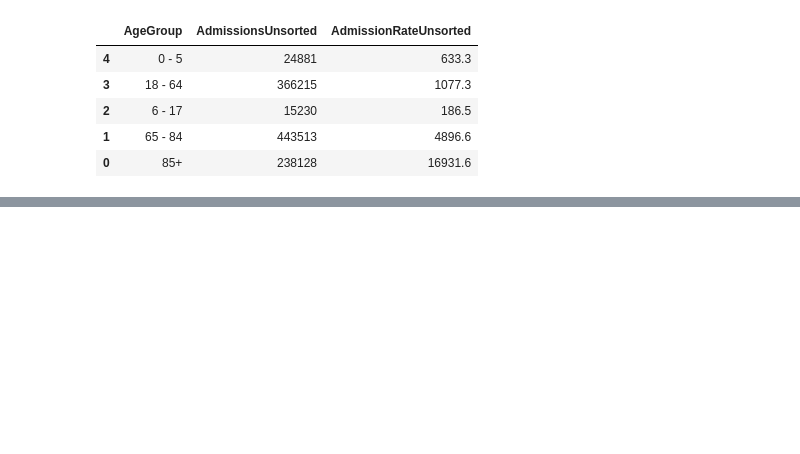
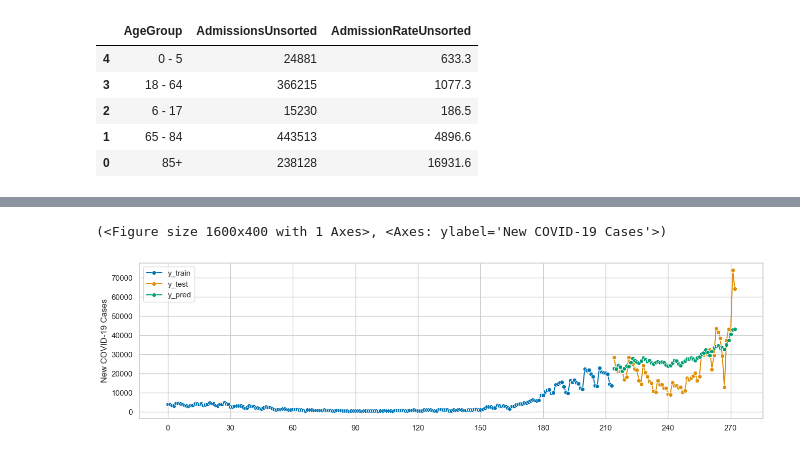
Before and after one commit to michaelajao/Multivate-forecasting, a Jupyter notebook: script/Data_preprocess.ipynb, the cells around one changed output, grey strips where cells are left out. Drawn from its saved outputs; the diff is of its cells as text; code cells hidden in the pictures; blank space fills up the shorter version.

```diff
--- a/script/Data_preprocess.ipynb
+++ b/script/Data_preprocess.ipynb
@@ -234,0 +252,7 @@ plt.show()
+# %%
+# Define start and end date for the Alpha variant period
+start_alpha = "2020-04-02"
+end_alpha = "2020-12-30"
+
+model_data = combined_data.loc[(combined_data["Date"] >= start_alpha) & (combined_data["Date"] <= end_alpha)]
+model_data.head()
@@ -234,0 +266,13 @@ plt.show()
+# %%
+# Example for the High Infection Scenario
+model_data["Year"] = model_data["Date"].dt.year
+model_data["Month"] = model_data["Date"].dt.month
+model_data["Day"] = model_data["Date"].dt.day
+
+# Drop the original 'Date' column
+model_data.drop("Date", axis=1, inplace=True)
+# %%
+X = model_data.drop(["New COVID-19 Cases"], axis=1)
+y = model_data["New COVID-19 Cases"]
+
+y.head()
@@ -234,0 +295,12 @@ plt.show()
+# %%
+fh = np.arange(1, 60)
+y_train, y_test, X_train, X_pred = temporal_train_test_split(y, X, fh=fh)
+# fh = ForecastingHorizon(y_test.index, is_relative=False)
+# %%
+forecaster = AutoARIMA()
+forecaster.fit(y_train, X_train)
+y_pred = forecaster.predict(fh, X=X_pred)
+plot_series(y_train, y_test, y_pred, labels=["y_train", "y_test", "y_pred"])
+# %% [output]
+(<Figure size 1600x400 with 1 Axes>, <Axes: ylabel='New COVID-19 Cases'>)
+[figure, added]
```
Also changed, not shown: parts of 23 cells of this notebook.
